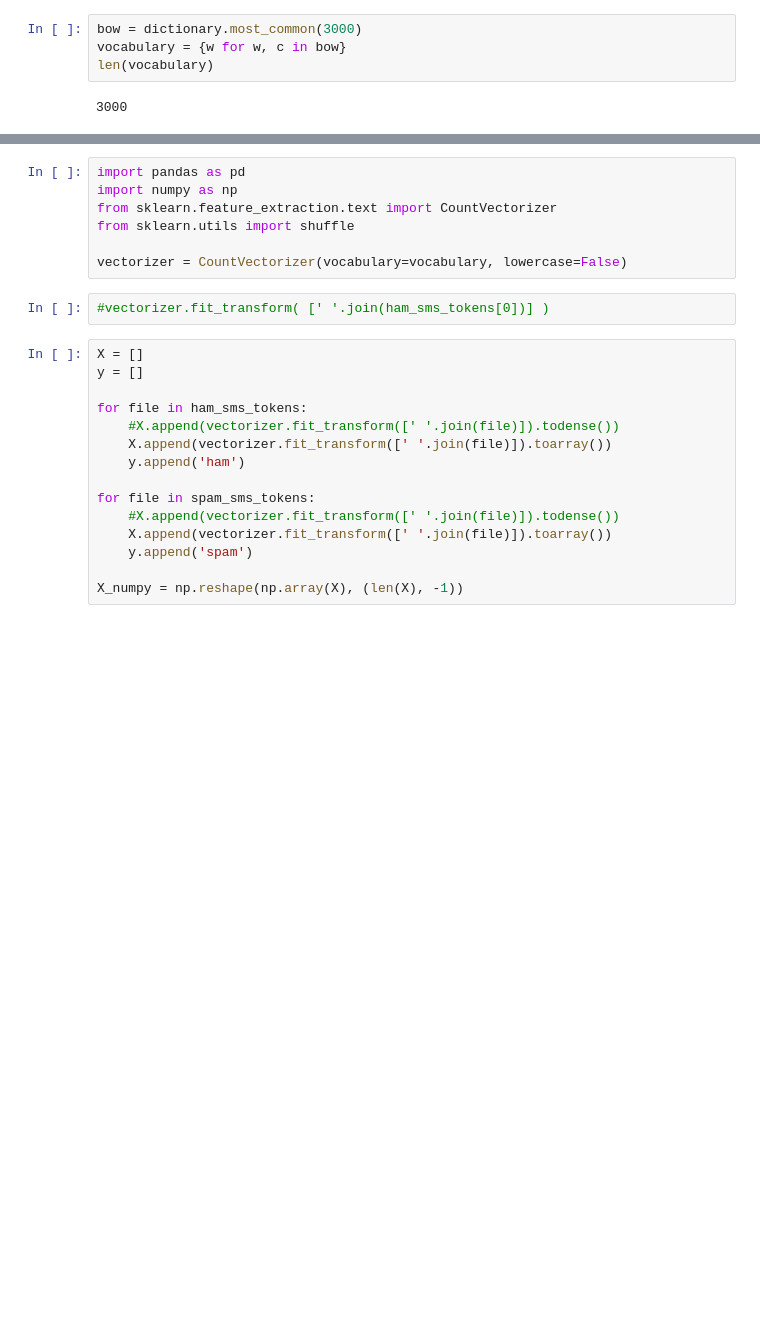
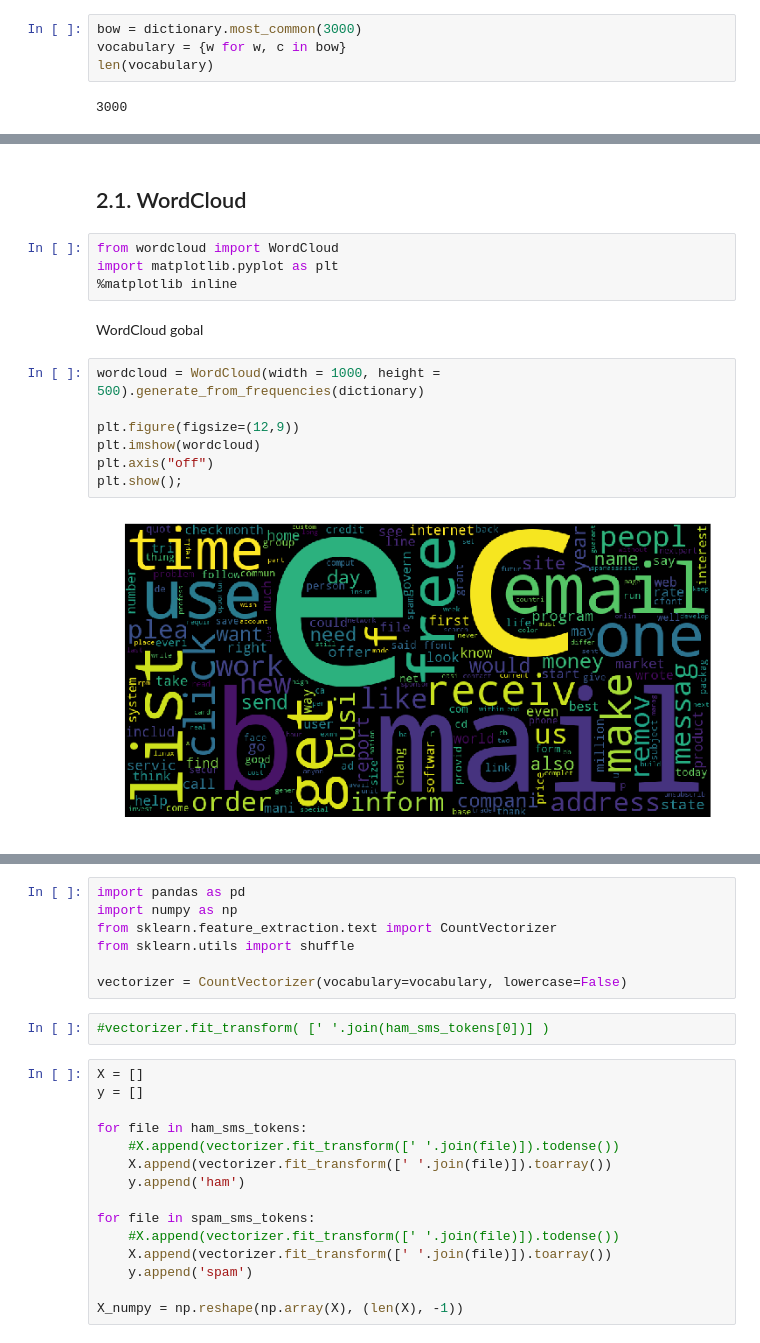
Before and after one commit to ann-2018-03/evaluacion-lfsalazarz, a Jupyter notebook: 03-spam-solucion.ipynb, the cells around one changed output, grey strips where cells are left out. Cells and saved outputs as stored; diff of their text form; blank space fills up the shorter version.

```diff
--- a/03-spam-solucion.ipynb
+++ b/03-spam-solucion.ipynb
@@ -558,0 +601,17 @@ len(vocabulary)
+# %% [markdown]
+## 2.1. WordCloud <a class="anchor" id="wordcloud"></a>
+# %%
+from wordcloud import WordCloud
+import matplotlib.pyplot as plt
+%matplotlib inline
+# %% [markdown]
+WordCloud gobal
+# %%
+wordcloud = WordCloud(width = 1000, height = 500).generate_from_frequencies(dictionary)
+
+plt.figure(figsize=(12,9))
+plt.imshow(wordcloud)
+plt.axis("off")
+plt.show();
+# %% [output]
+[figure, added]
```
Also changed, not shown: parts of 75 cells of this notebook, 3 other files.
